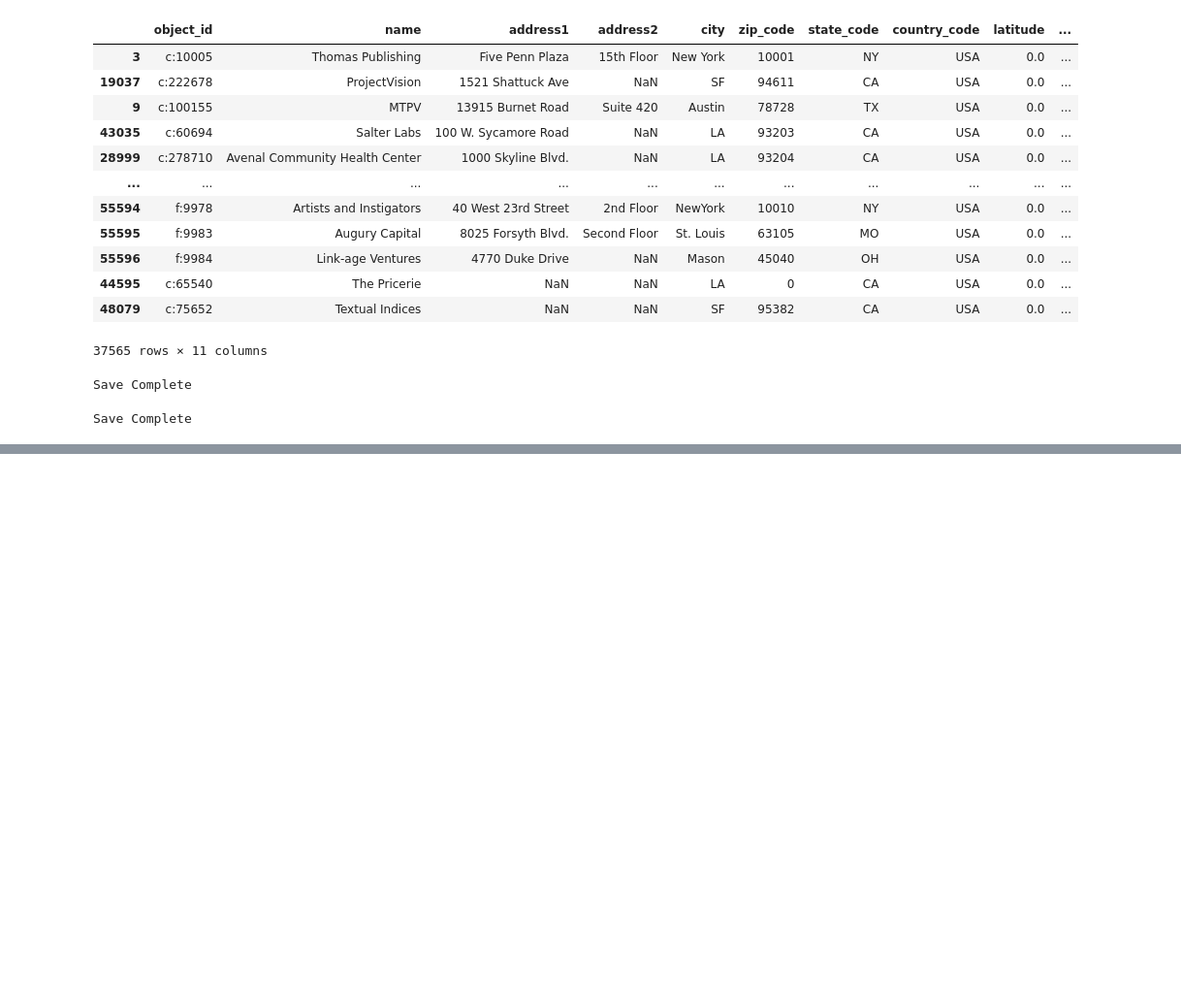
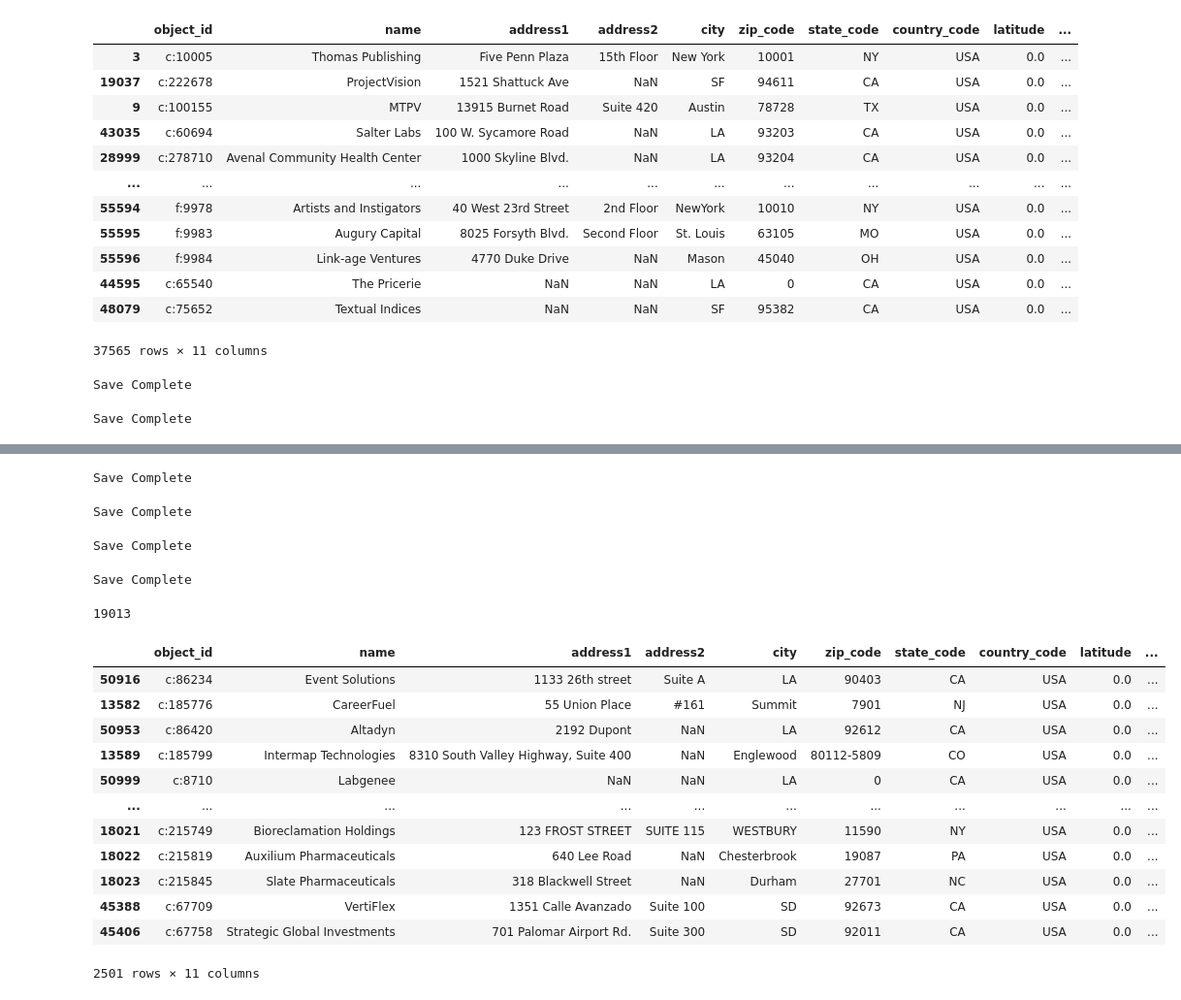
Before and after one commit to PaulIsenberg/FWIP_Venture, a Jupyter notebook: Locations.ipynb, the cells around one changed output, grey strips where cells are left out. Shown: that part at 97% size. Drawn from its saved outputs; the diff is of its cells as text; code cells hidden in the pictures; blank space fills up the shorter version.

```diff
--- a/Locations.ipynb
+++ b/Locations.ipynb
@@ -189,0 +188,44 @@ null_lats[1501:4001]
+# %%
+#8/12
+null_lats[9006:11507].to_csv('latlngs/' + '9006:11507.csv')
+print('Save Complete')
+# %% [output]
+Save Complete
+# %%
+#8/13
+null_lats[11508:14009].to_csv('latlngs/' + '11508:14009.csv')
+print('Save Complete')
+# %% [output]
+Save Complete
+# %%
+#8/14
+null_lats[14010:16511].to_csv('latlngs/' + '14010:16511.csv')
+print('Save Complete')
+# %% [output]
+Save Complete
+# %%
+#8/15
+null_lats[16512:19013].to_csv('latlngs/' + '16512:19013.csv')
+print('Save Complete')
+# %% [output]
+Save Complete
+# %%
+16512+2501
+# %% [output]
+19013
+# %%
+null_lats[9006:11507]
+# %% [output]
+|  | object_id | name | address1 | address2 | city | zip_code | state_code | country_code | latitude | ... |
+| 50916 | c:86234 | Event Solutions | 1133 26th street | Suite A | LA | 90403 | CA | USA | 0.0 | ... |
+| 13582 | c:185776 | CareerFuel | 55 Union Place | #161 | Summit | 7901 | NJ | USA | 0.0 | ... |
+| 50953 | c:86420 | Altadyn | 2192 Dupont | NaN | LA | 92612 | CA | USA | 0.0 | ... |
+| 13589 | c:185799 | Intermap Technologies | 8310 South Valley Highway, Suite 400 | NaN | Englewood | 80112-5809 | CO | USA | 0.0 | ... |
+| 50999 | c:8710 | Labgenee | NaN | NaN | LA | 0 | CA | USA | 0.0 | ... |
+| ... | ... | ... | ... | ... | ... | ... | ... | ... | ... | ... |
+| 18021 | c:215749 | Bioreclamation Holdings | 123 FROST STREET | SUITE 115 | WESTBURY | 11590 | NY | USA | 0.0 | ... |
+| 18022 | c:215819 | Auxilium Pharmaceuticals | 640 Lee Road | NaN | Chesterbrook | 19087 | PA | USA | 0.0 | ... |
+| 18023 | c:215845 | Slate Pharmaceuticals | 318 Blackwell Street | NaN | Durham | 27701 | NC | USA | 0.0 | ... |
+| 45388 | c:67709 | VertiFlex | 1351 Calle Avanzado | Suite 100 | SD | 92673 | CA | USA | 0.0 | ... |
+| 45406 | c:67758 | Strategic Global Investments | 701 Palomar Airport Rd. | Suite 300 | SD | 92011 | CA | USA | 0.0 | ... |
+2501 rows × 11 columns
```
Also changed, not shown: parts of 5 cells of this notebook, 3 other files.
